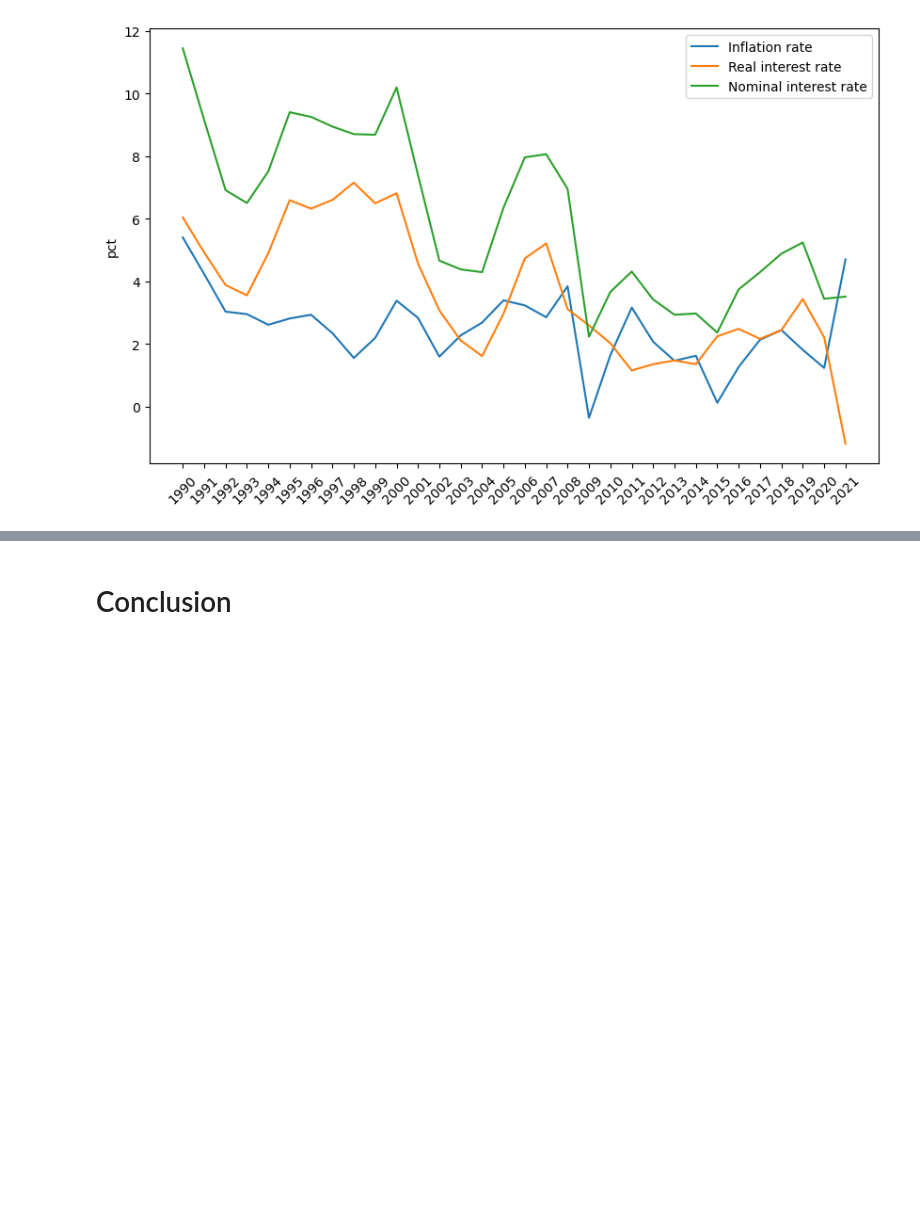
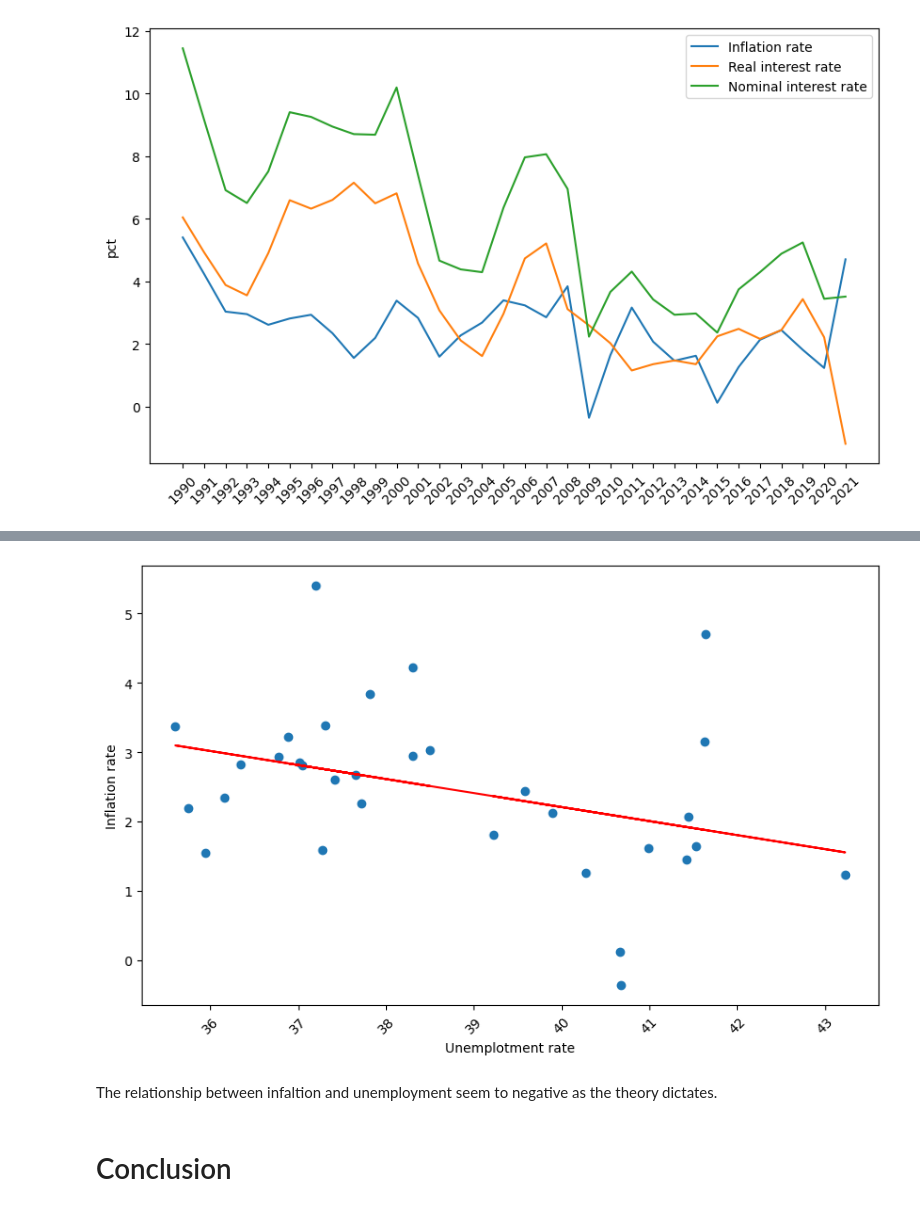
Before and after one commit to NumEconCopenhagen/projects-2023-boybandet, a Jupyter notebook: dataproject/dataproject.ipynb, the cells around one changed output, grey strips where cells are left out. Drawn from its saved outputs; the diff is of its cells as text; code cells hidden in the pictures; blank space fills up the shorter version.

```diff
--- a/dataproject/dataproject.ipynb
+++ b/dataproject/dataproject.ipynb
@@ -217,3 +221,21 @@ ax.tick_params(axis='x', rotation=45)
+# %%
+fig = plt.figure(figsize=(10, 6))
+ax = fig.add_subplot(1,1,1)
+# Plotting directly from the pandas dataframe. Still using matplotlib under the hood.
+ax.scatter(100-wb.Employment_rate, wb.Inflation_rate)
+
+# calculate and plot trendline
+z = np.polyfit(100-wb.Employment_rate, wb.Inflation_rate, 1)
+p = np.poly1d(z)
+ax.plot(100-wb.Employment_rate,p(100-wb.Employment_rate),"r")
+
+ax.set_xlabel('Unemplotment rate')
+ax.set_ylabel('Inflation rate');
+ax.tick_params(axis='x', rotation=45)
+# %% [output]
+[figure, added]
+# %% [markdown]
+The relationship between infaltion and unemployment seem to negative as the theory dictates.
 # %% [markdown]
 # Conclusion
 # %% [markdown]
```
Also changed, not shown: parts of 16 cells of this notebook.
